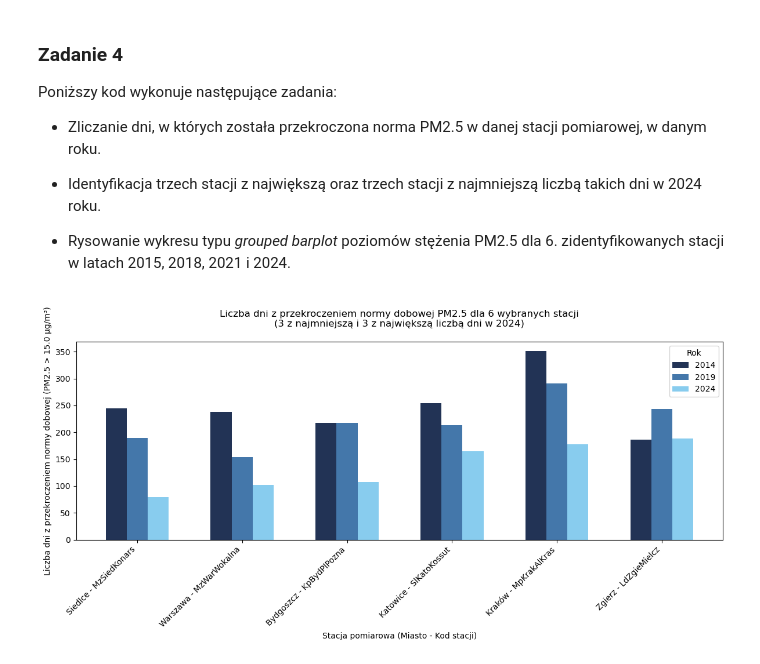
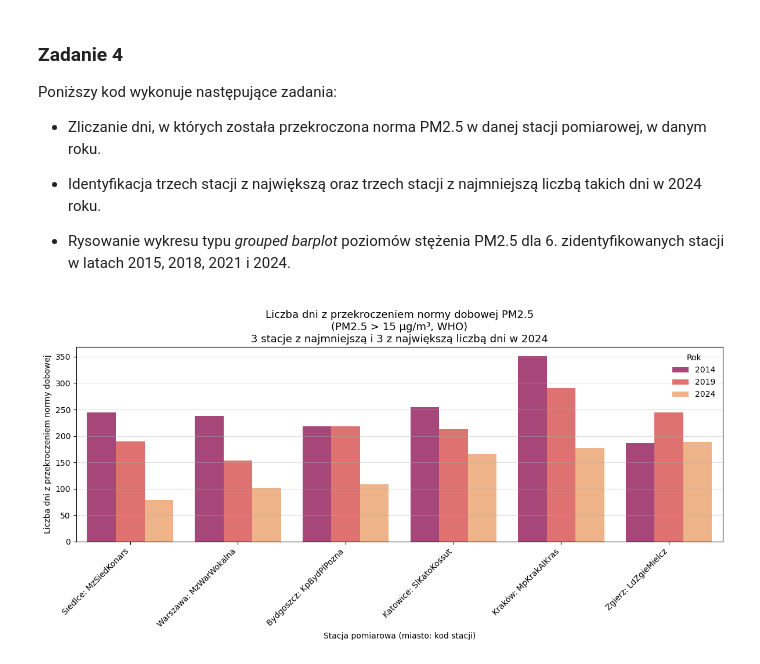
Before and after one commit to zlewkarzbenc/ztp4, a Jupyter notebook: main.ipynb, the cells around one changed output. Drawn from its saved outputs; the diff is of its cells as text; code cells hidden in the pictures.

```diff
--- a/main.ipynb
+++ b/main.ipynb
@@ -331,5 +333,19 @@ Poniższy kod wykonuje następujące zadania:
  - Identyfikacja trzech stacji z największą oraz trzech stacji z najmniejszą liczbą takich dni w 2024 roku.
 
  - Rysowanie wykresu typu *grouped barplot* poziomów stężenia PM2.5 dla 6. zidentyfikowanych stacji w latach 2015, 2018, 2021 i 2024.
+# %%
+who_threshold = 15
+metadata_idx = 3
+top_n = 3
+
+
+all_data = pd.read_csv("./all_data.csv", header=0)
+
+exceedance_counts = count_days_over_treshold(data=all_data,treshold=who_threshold)
+barplot = plot_pm25_exceedance_bars(exceedance_counts, top_n=top_n, base_year=2024, threshold=who_threshold)
+
+plt.show(barplot)
+# %% [output]
+[figure, added]
 # %%
 # **FIXME:** Napisać nowe wnioski dla danych z innych lat!!!
@@ -398,42 +354 @@ selected_list = list(zip(selected['city'], selected['station']))
-# %%
-# Filter exceed_counts for these stations across the three years
-sel_mask = exceed_counts.set_index(['city','station']).index.isin(selected_list)
-plot_df = exceed_counts[sel_mask].copy()
-
-# Create a readable x-axis label "City - Station"
-plot_df['label'] = plot_df['city'] + " - " + plot_df['station']
-label_order = (selected['city'] + " - " + selected['station']).tolist()
-plot_df['label'] = pd.Categorical(plot_df['label'], categories=label_order, ordered=True)
-
-years = [2014, 2019, 2024]
-labels = label_order
-x = np.arange(len(labels))
-width = 0.2
-
-# FIXME: zrobić jakieś uogólnienie kolorowania ze względu na liczbę lat
-colors = {
-    2014: "#223355",   # light blue
-    2019: "#4477AA",   # medium blue
-    2024: "#88CCEE",   # dark blue
-}
-
-fig, ax = plt.subplots(figsize=(12, 6))
-for i, yr in enumerate(years):
-    vals = []
-    for lab in labels:
-        row = plot_df[(plot_df['label'] == lab) & (plot_df['year'] == yr)]
-        vals.append(int(row['days_exceeded'].values[0]) if not row.empty else 0)
-    ax.bar(x + (i - 1) * width, vals, width, label=str(yr), color=colors[yr])
-
-ax.set_xticks(x)
-ax.set_xticklabels(labels, rotation=45, ha='right')
-ax.set_ylabel(f'Liczba dni z przekroczeniem normy dobowej (PM2.5 > {who_threshold} µg/m³)')
-ax.set_xlabel('Stacja pomiarowa (Miasto - Kod stacji)')
-ax.set_title('Liczba dni z przekroczeniem normy dobowej PM2.5 dla 6 wybranych stacji\n(3 z najmniejszą i 3 z największą liczbą dni w 2024)\n')
-ax.legend(title='Rok')
-plt.tight_layout()
-
-plt.show()
-# %% [output]
-[figure, removed]
 # %% [markdown]
```
Also changed, not shown: parts of 8 cells of this notebook, 2 other files.
